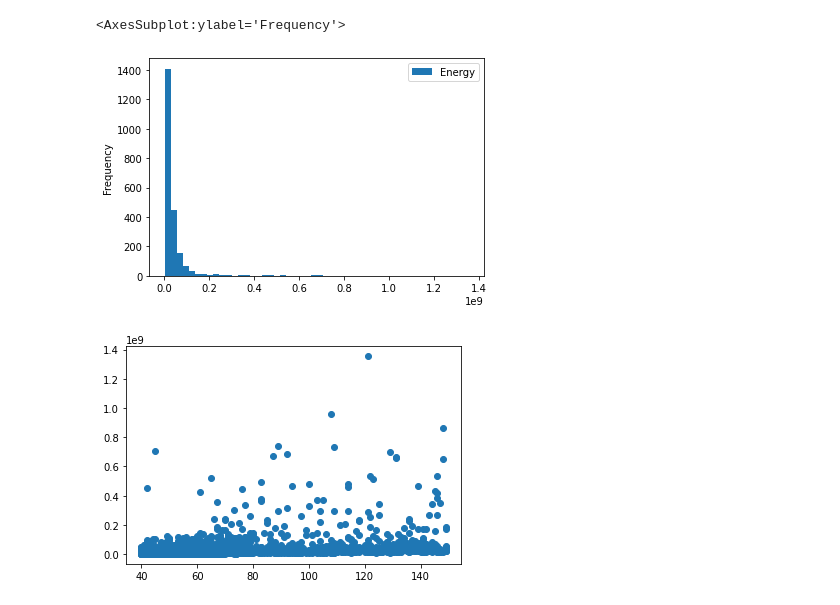
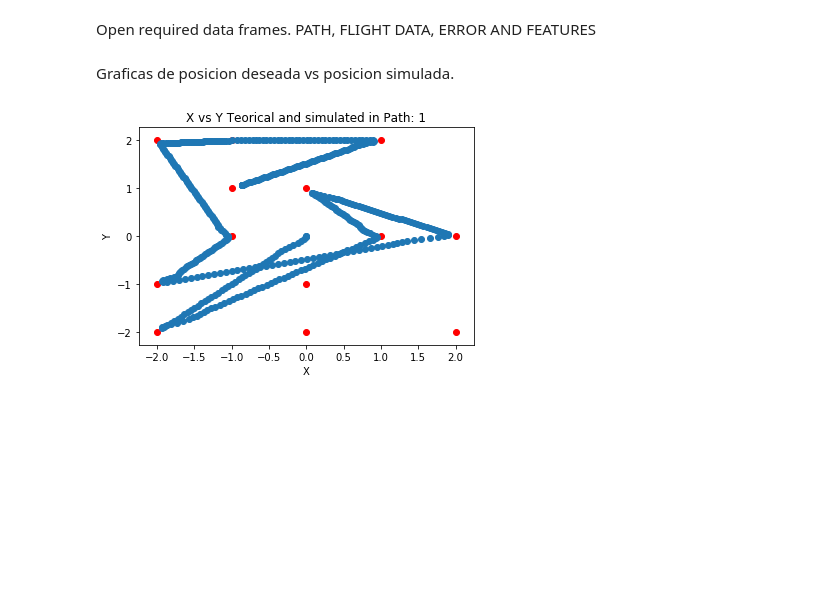
Before and after one commit to salogranada/drone_irrigation, a Jupyter notebook: src/scripts_ML/graphs.ipynb, the cells around one changed output. Saved outputs shown, nothing was run; the diff lists cells and outputs as text; code cells hidden in the pictures; blank space fills up the shorter version.

Commit message:
New graphs, data, and energy calculation

```diff
--- a/src/scripts_ML/graphs.ipynb
+++ b/src/scripts_ML/graphs.ipynb
@@ -33,10 +6,37 @@ time_cumsum_df.plot(x='teo_point_time', y='Energy', style='o')
-# %%
-reduced_df.plot.hist(bins=50)
-# %% [output]
-<AxesSubplot:ylabel='Frequency'>
-[figure, removed]
-# %%
-plt.scatter(energy_df['teo_point_time'], energy_df['Energy'])
-plt.show()
-# %% [output]
-[figure, removed]
+# %% [markdown]
+Open required data frames. PATH, FLIGHT DATA, ERROR AND FEATURES
+# %%
+#Select which path you wanna visualize.
+path_num = 1
+intPoints_list = []
+
+energy_df = pd.read_csv('../data_base/paths_energy/features_pathv9_pc76_1.csv', sep=",")
+fd_df = pd.read_csv('../data_base/flight_data/fd_pathv9_pc76_1.txt', sep="|")
+path_df = pd.read_csv('../data_base/random_paths/path_v9_pc76.txt', sep="|")
+
+#Select only data from desired path
+current_fdPoint_info = fd_df.loc[(fd_df['route_num'] == path_num)]
+current_features_info = energy_df.loc[(energy_df['path_num'] == path_num)]
+# %% [markdown]
+Graficas de posicion deseada vs posicion simulada.
+# %%
+#Extract points in path for graph
+for idex_path, row_path_specs in path_df.iterrows():
+    #Retrieves lists of points for each path
+    points_list = list(row_path_specs.loc['points'].split(';'))
+    if idex_path+1 == path_num:
+        for i in points_list:
+            intPoints = list(map(int,i.split(','))) #convert time strings to int
+            intPoints_list.append(intPoints)
+        break
+#Graph extracted points
+for loc in intPoints_list:
+    plt.scatter(loc[0], loc[1], color='red')
+
+plt.scatter(current_fdPoint_info['pos_x'], current_fdPoint_info['pos_y'])
+plt.title('X vs Y Teorical and simulated in Path: ' + str(path_num))
+plt.xlabel('X')
+plt.ylabel('Y')
+plt.show()
+# %% [output]
+[figure, added]
```
Also changed, not shown: parts of 14 cells of this notebook, 9 other files.
